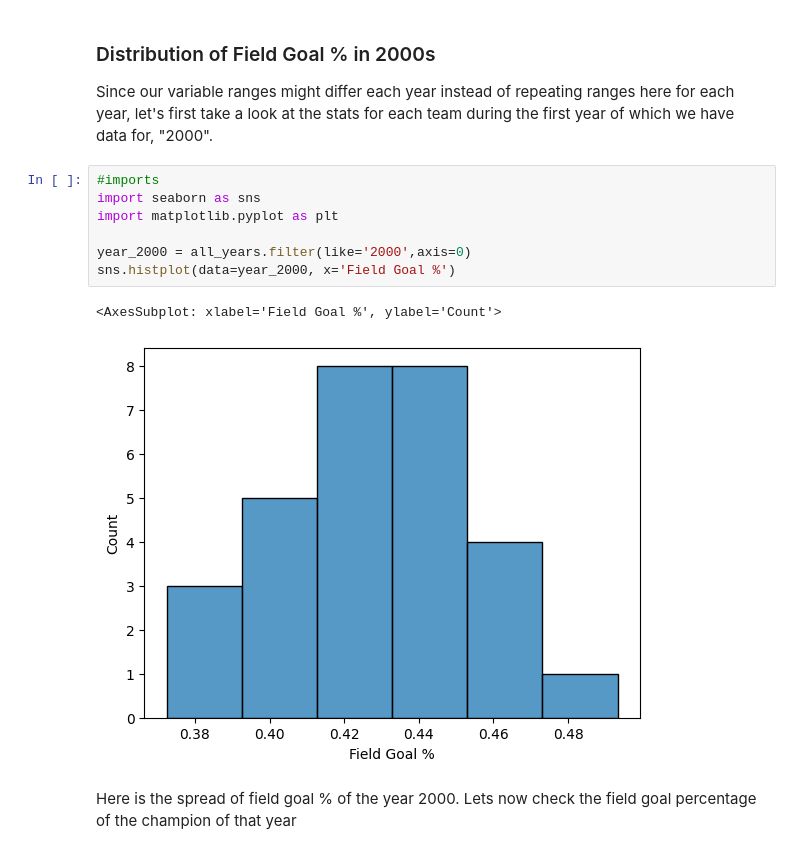
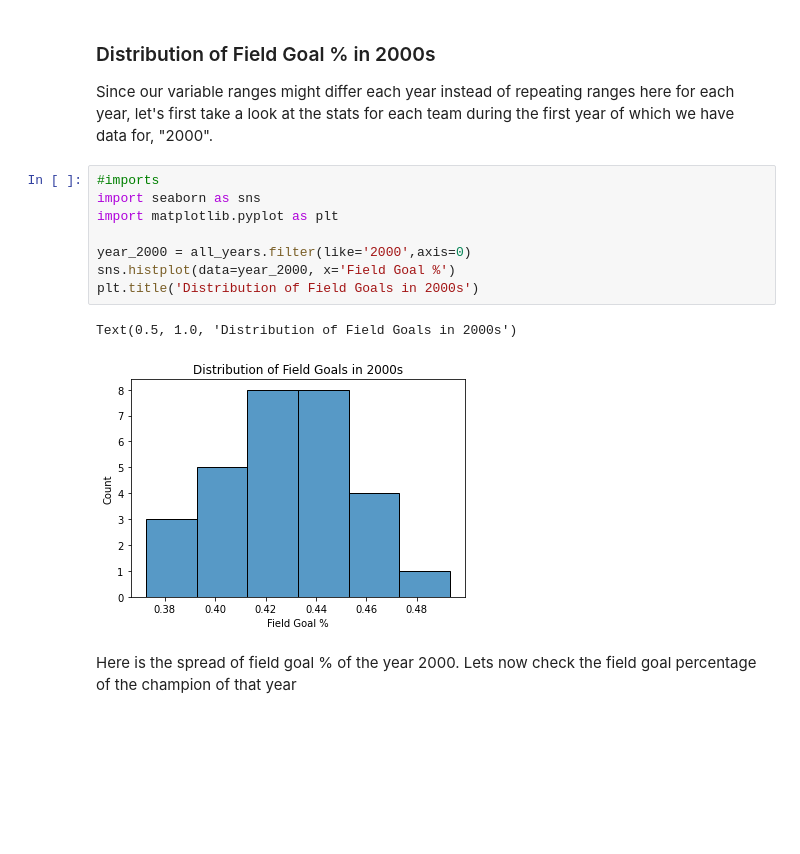
Before and after one commit to kevinkchen1/NBA-Data-Analysis, a Jupyter notebook: EDACheckpoint_group074.ipynb, the cells around one changed output. Cells and saved outputs as stored; diff of their text form; blank space fills up the shorter version.

Commit message:
updated EDA to have some titles, and new plots for championship teams/correlation table between stats

```diff
--- a/EDACheckpoint_group074.ipynb
+++ b/EDACheckpoint_group074.ipynb
@@ -256,13 +265,14 @@ let's first take a look at the stats for each team during the first year of whic
 # %%
 #imports
 import seaborn as sns
 import matplotlib.pyplot as plt
 
 year_2000 = all_years.filter(like='2000',axis=0)
 sns.histplot(data=year_2000, x='Field Goal %')
+plt.title('Distribution of Field Goals in 2000s')
 # %% [output]
-<AxesSubplot: xlabel='Field Goal %', ylabel='Count'>
+Text(0.5, 1.0, 'Distribution of Field Goals in 2000s')
-[figure, old version]
+[figure, new version]
 # %% [markdown]
 Here is the spread of field goal % of the year 2000. Lets now check the field goal percentage of the champion of that year
 # %%
```
Also changed, not shown: parts of 5 cells of this notebook.
